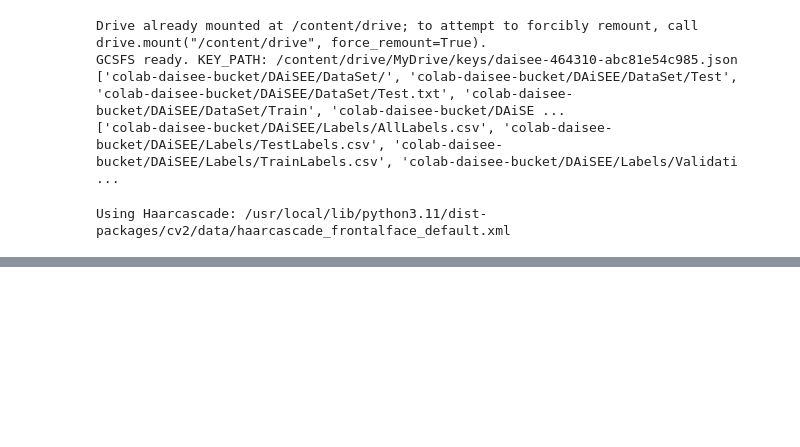
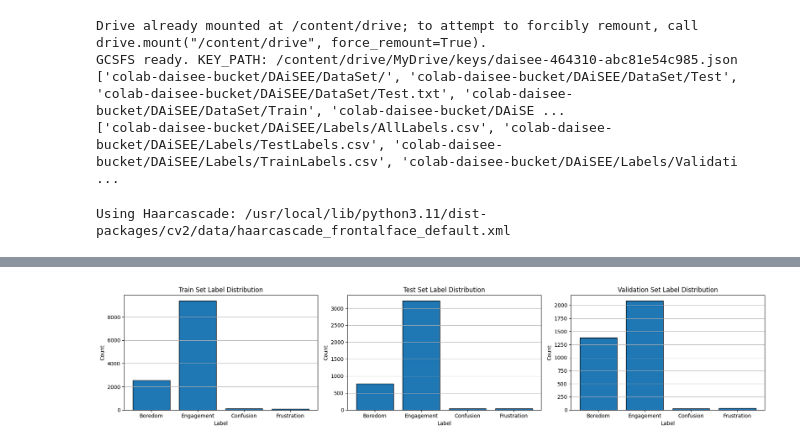
Before and after one commit to moovingsloth/video-attention-classification, a Jupyter notebook: DAiSEE_데이터셋_분석_기본.ipynb, the cells around one changed output, grey strips where cells are left out. Saved outputs shown, nothing was run; the diff lists cells and outputs as text; code cells hidden in the pictures; blank space fills up the shorter version.

```diff
--- a/DAiSEE_데이터셋_분석_기본.ipynb
+++ b/DAiSEE_데이터셋_분석_기본.ipynb
@@ -351,0 +347,43 @@ dtype: int64
+# %%
+# TFRecordDataset 로딩
+ds_train = tf.data.TFRecordDataset('tfrecords_simple/train.tfrecords')
+ds_test  = tf.data.TFRecordDataset('tfrecords_simple/test.tfrecords')
+ds_val   = tf.data.TFRecordDataset('tfrecords_simple/validation.tfrecords')
+
+ds_train = ds_train.map(dp.decode).batch(batch_size)
+ds_test  = ds_test.map(dp.decode).batch(batch_size)
+ds_val   = ds_val.map(dp.decode).batch(batch_size)
+
+def get_label_distribution(dataset):
+    all_labels = []
+    for _, labs, _ in dataset:
+        all_labels.extend(np.argmax(labs.numpy(), axis=1))
+    return np.array(all_labels)
+
+
+# 레이블 이름
+label_names = ['Boredom', 'Engagement', 'Confusion', 'Frustration']
+
+# 분포 수집
+train_labels = get_label_distribution(ds_train)
+test_labels  = get_label_distribution(ds_test)
+val_labels   = get_label_distribution(ds_val)
+
+# 시각화
+fig, axes = plt.subplots(1, 3, figsize=(18, 4))
+splits = ['Train', 'Test', 'Validation']
+datasets = [train_labels, test_labels, val_labels]
+
+for i, (labels, split) in enumerate(zip(datasets, splits)):
+    axes[i].hist(labels, bins=np.arange(5) - 0.5, edgecolor='black', rwidth=0.8)
+    axes[i].set_xticks(range(4))
+    axes[i].set_xticklabels(label_names)
+    axes[i].set_title(f"{split} Set Label Distribution")
+    axes[i].set_xlabel("Label")
+    axes[i].set_ylabel("Count")
+    axes[i].grid(axis='y')
+
+plt.tight_layout()
+plt.show()
+# %% [output]
+[figure, added]
```
Also changed, not shown: parts of 17 cells of this notebook.
